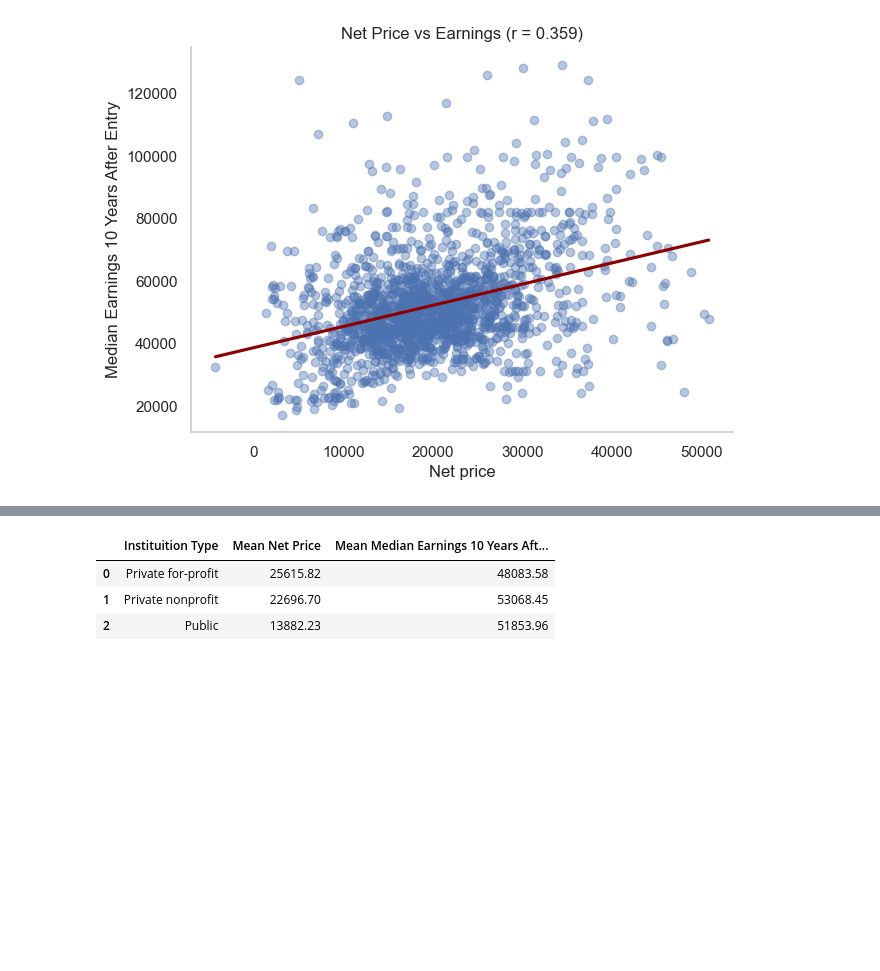
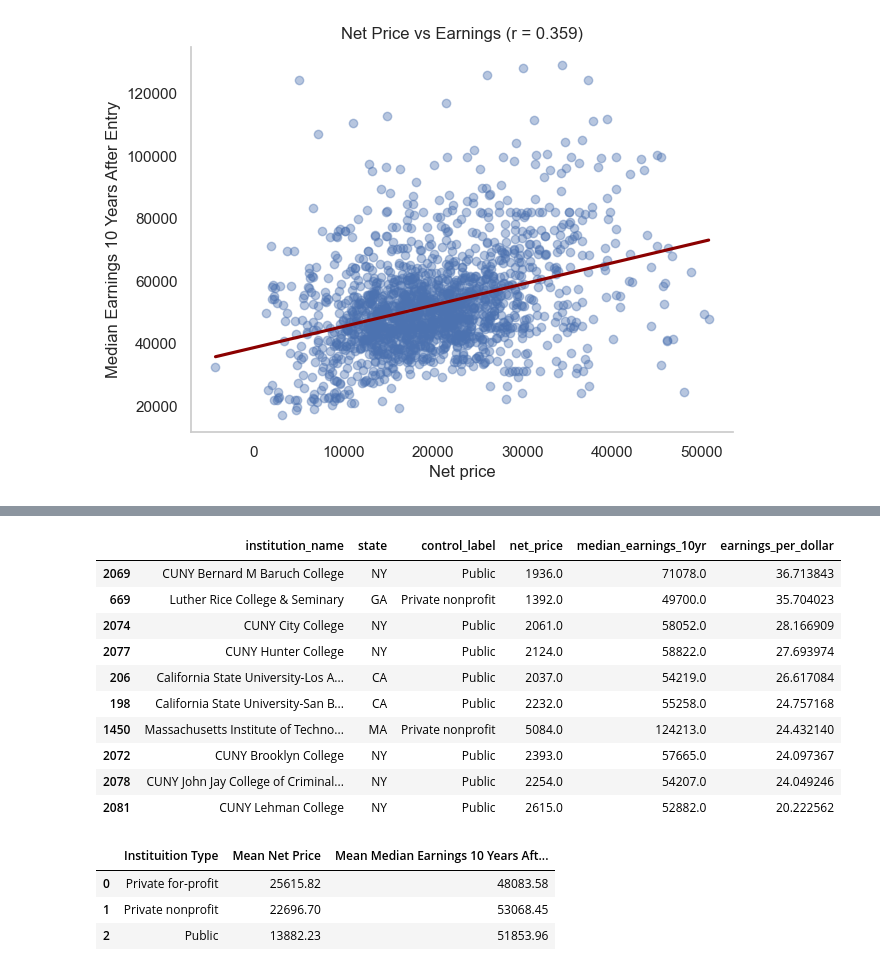
Before and after one commit to jethrochen0709/Econ570FinalProject, a Jupyter notebook: FInalProject.ipynb, the cells around one changed output, grey strips where cells are left out. Saved outputs shown, nothing was run; the diff lists cells and outputs as text; code cells hidden in the pictures; blank space fills up the shorter version.

```diff
--- a/FInalProject.ipynb
+++ b/FInalProject.ipynb
@@ -303,3 +304,32 @@ plt.show()
+# %%
+import numpy as np
+
+# 1. Compute the ratio (avoid div-by-zero / NaNs)
+ratio_df = scorecard[["institution_name", "state", "control_label",
+                      "net_price", "median_earnings_10yr"]].copy()
+
+ratio_df = ratio_df.dropna(subset=["net_price", "median_earnings_10yr"])
+ratio_df = ratio_df[ratio_df["net_price"] > 0]  # guard against zero/negative prices
+
+ratio_df["earnings_per_dollar"] = (
+    ratio_df["median_earnings_10yr"] / ratio_df["net_price"]
+)
+
+# 2. Sort by the ratio and look at the top 10
+top_ratio = ratio_df.sort_values("earnings_per_dollar", ascending=False).head(10)
+top_ratio
+# %% [output]
+|  | institution_name | state | control_label | net_price | median_earnings_10yr | earnings_per_dollar |
+| 2069 | CUNY Bernard M Baruch College | NY | Public | 1936.0 | 71078.0 | 36.713843 |
+| 669 | Luther Rice College & Seminary | GA | Private nonprofit | 1392.0 | 49700.0 | 35.704023 |
+| 2074 | CUNY City College | NY | Public | 2061.0 | 58052.0 | 28.166909 |
+| 2077 | CUNY Hunter College | NY | Public | 2124.0 | 58822.0 | 27.693974 |
+| 206 | California State University-Los A... | CA | Public | 2037.0 | 54219.0 | 26.617084 |
+| 198 | California State University-San B... | CA | Public | 2232.0 | 55258.0 | 24.757168 |
+| 1450 | Massachusetts Institute of Techno... | MA | Private nonprofit | 5084.0 | 124213.0 | 24.432140 |
+| 2072 | CUNY Brooklyn College | NY | Public | 2393.0 | 57665.0 | 24.097367 |
+| 2078 | CUNY John Jay College of Criminal... | NY | Public | 2254.0 | 54207.0 | 24.049246 |
+| 2081 | CUNY Lehman College | NY | Public | 2615.0 | 52882.0 | 20.222562 |
 # %%
 (q1_type.groupby("control_label")[["net_price", "median_earnings_10yr"]].mean().round(2)
  .reset_index()
```
Also changed, not shown: parts of 7 cells of this notebook.
